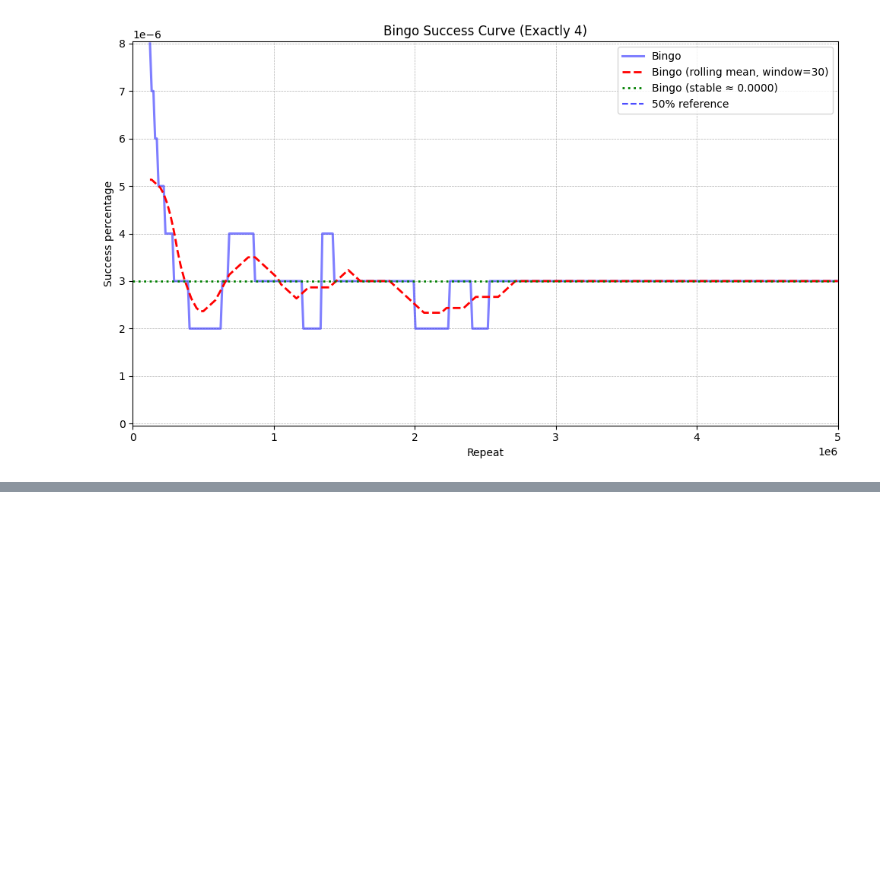
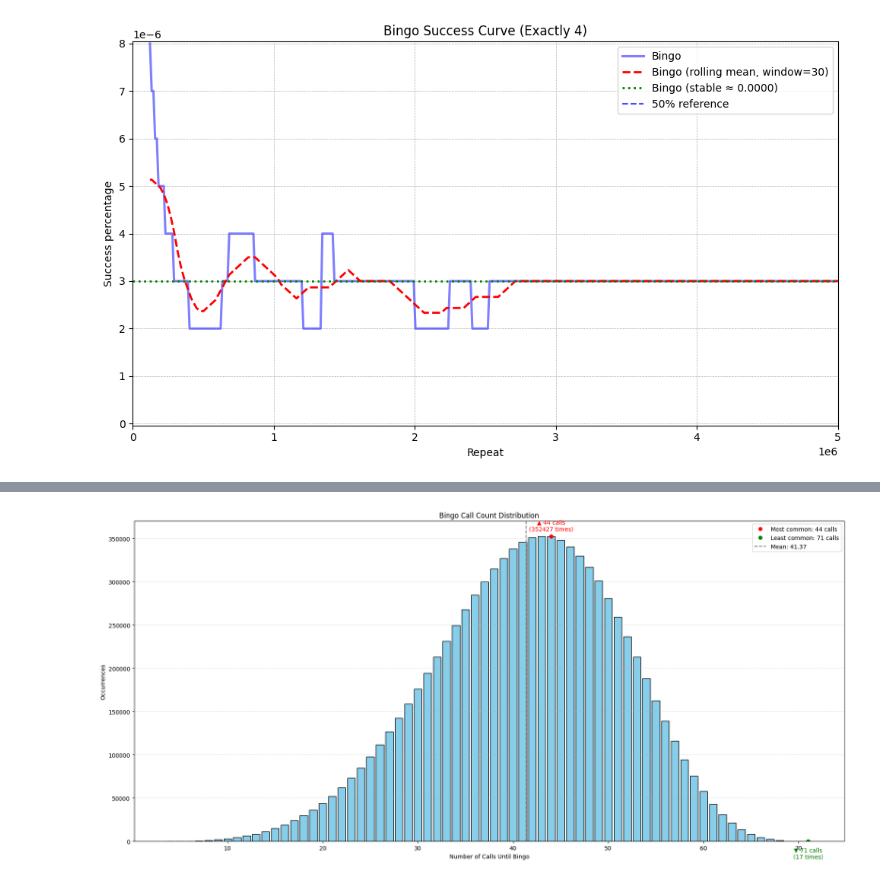
Before and after one commit to SorataBaka/kosen-5, a Jupyter notebook: random-simulation/plot.ipynb, the cells around one changed output, grey strips where cells are left out. Cells and saved outputs as stored; diff of their text form; code cells hidden in the pictures; blank space fills up the shorter version.

```diff
--- a/random-simulation/plot.ipynb
+++ b/random-simulation/plot.ipynb
@@ -492,0 +493,76 @@ plt.show()
+# %%
+#!/usr/bin/env python3
+"""
+Plot Bingo call count distribution from a CSV file.
+Highlights which number of calls appears most and least frequently.
+"""
+
+import csv
+import matplotlib.pyplot as plt
+
+# ---------------- CONFIG ----------------
+FILENAME = "call_distribution.csv"
+TITLE = "Bingo Call Count Distribution"
+# ----------------------------------------
+
+call_counts = []
+occurrences = []
+
+# Read CSV data
+with open(FILENAME, newline="") as csvfile:
+    reader = csv.DictReader(csvfile)
+    for row in reader:
+        try:
+            count = int(row["call_count"])
+            freq = int(row["occurrences"])
+            if freq > 0:  # Ignore zero occurrences
+                call_counts.append(count)
+                occurrences.append(freq)
+        except (KeyError, ValueError):
+            continue
+
+# Identify most and least frequent
+if not occurrences:
+    raise ValueError("No valid data found in CSV.")
+
+max_freq = max(occurrences)
+min_freq = min(occurrences)
+
+# Indices where max/min occur
+max_idx = occurrences.index(max_freq)
+min_idx = occurrences.index(min_freq)
+
+most_common_call = call_counts[max_idx]
+least_common_call = call_counts[min_idx]
+
+# Plot
+plt.figure(figsize=(22, 10))
+plt.bar(call_counts, occurrences, color='skyblue', edgecolor='black')
+
+# Highlight most and least common calls
+plt.plot(most_common_call, max_freq, 'ro', label=f"Most common: {most_common_call} calls")
+plt.annotate(f"▲ {most_common_call} calls\n({max_freq} times)",
+             (most_common_call, max_freq),
+             textcoords="offset points", xytext=(0, 10), ha='center', color='red', )
+
+plt.plot(least_common_call, min_freq, 'go', label=f"Least common: {least_common_call} calls")
+plt.annotate(f"▼ {least_common_call} calls\n({min_freq} times)",
+             (least_common_call, min_freq),
+             textcoords="offset points", xytext=(0, -30), ha='center', color='green')
+
+# Optional: vertical mean line
+total_simulations = sum(occurrences)
+weighted_sum = sum(c * f for c, f in zip(call_counts, occurrences))
+mean_calls = weighted_sum / total_simulations
+plt.axvline(mean_calls, color='gray', linestyle='--', linewidth=1.5,
+            label=f"Mean: {mean_calls:.2f}")
+
+# Labels and styling
+plt.title(TITLE)
+plt.xlabel("Number of Calls Until Bingo")
+plt.ylabel("Occurrences")
+plt.grid(True, linestyle="--", alpha=0.4, axis='y')
+plt.legend()
+plt.show()
+# %% [output]
+[figure, added]
```
Also changed, not shown: parts of 1 cell of this notebook, 3 other files.
